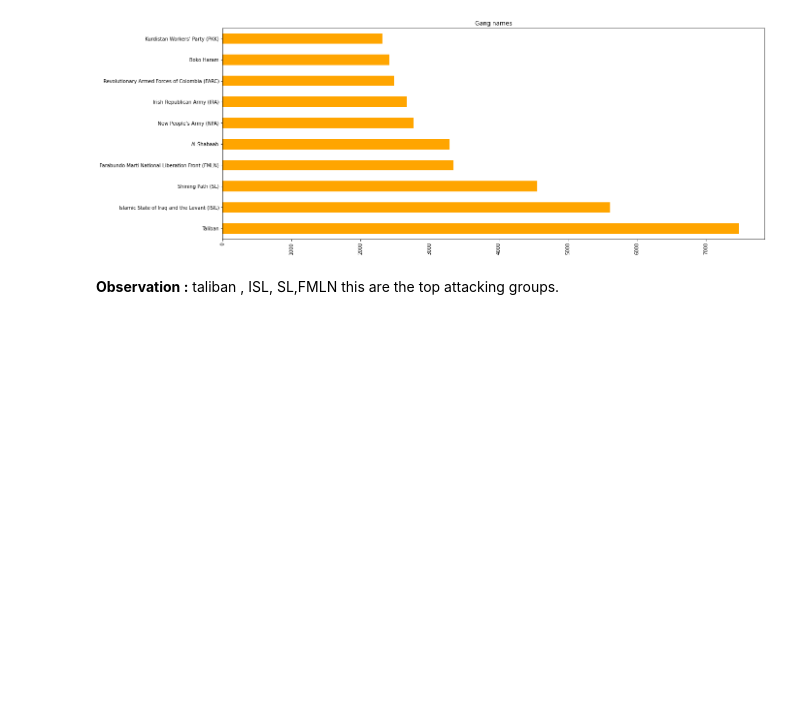
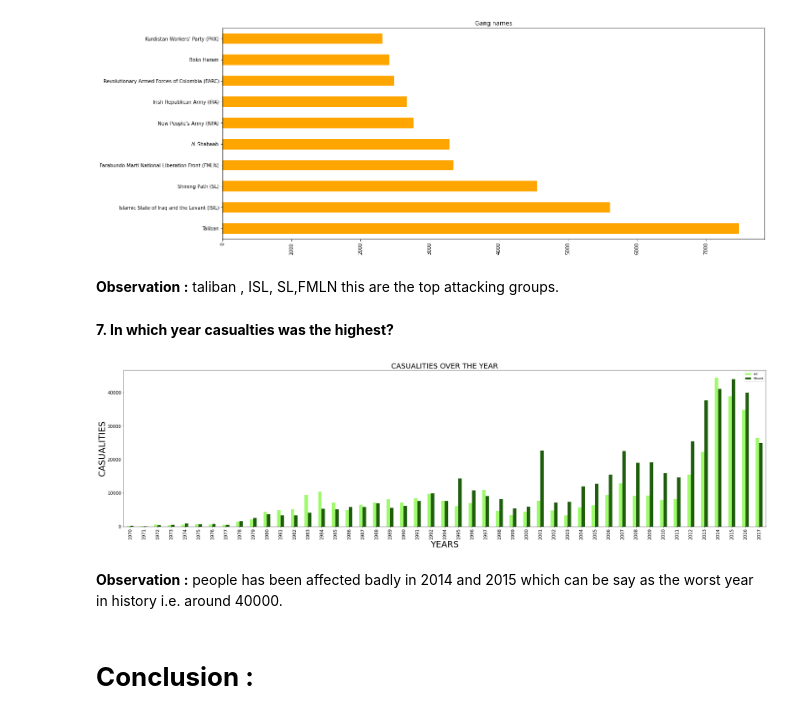
Before and after one commit to firaz-thakur/global-terrorism, a Jupyter notebook: Copy_of_Copy_of_Global_Terrorism_Analysis_Capstone_Project.ipynb, the cells around one changed output. Saved outputs shown, nothing was run; the diff lists cells and outputs as text; code cells hidden in the pictures; blank space fills up the shorter version.

```diff
--- a/Copy_of_Copy_of_Global_Terrorism_Analysis_Capstone_Project.ipynb
+++ b/Copy_of_Copy_of_Global_Terrorism_Analysis_Capstone_Project.ipynb
@@ -378,3 +377,20 @@ plt.show()
 # %% [markdown]
 **Observation :**
 taliban , ISL, SL,FMLN this are the top attacking groups.
+# %% [markdown]
+**7. In which year casualties was the highest?**
+# %%
+#PLOTTING A STACKED BAR GRAPH OF CASUALITIES (KILL AND WOUNDED)
+Casualty = df[['Year','kill','Wound']].groupby('Year').sum()
+Casualty.head()
+Casualty.plot(kind='bar', color=('#9ef96d','#1f5e0c'),figsize=(40,10),fontsize=15)
+plt.title("CASUALITIES OVER THE YEAR",fontsize=25)
+plt.xlabel('YEARS',fontsize=30)
+plt.ylabel('CASUALITIES',fontsize=30)
+plt.show()
+# %% [output]
+[figure, added]
+# %% [markdown]
+**Observation :** people has been affected badly in 2014 and 2015 which can be say as the worst year in history i.e. around 40000.
+# %% [markdown]
+# **Conclusion :**
```
Also changed, not shown: parts of 6 cells of this notebook.
